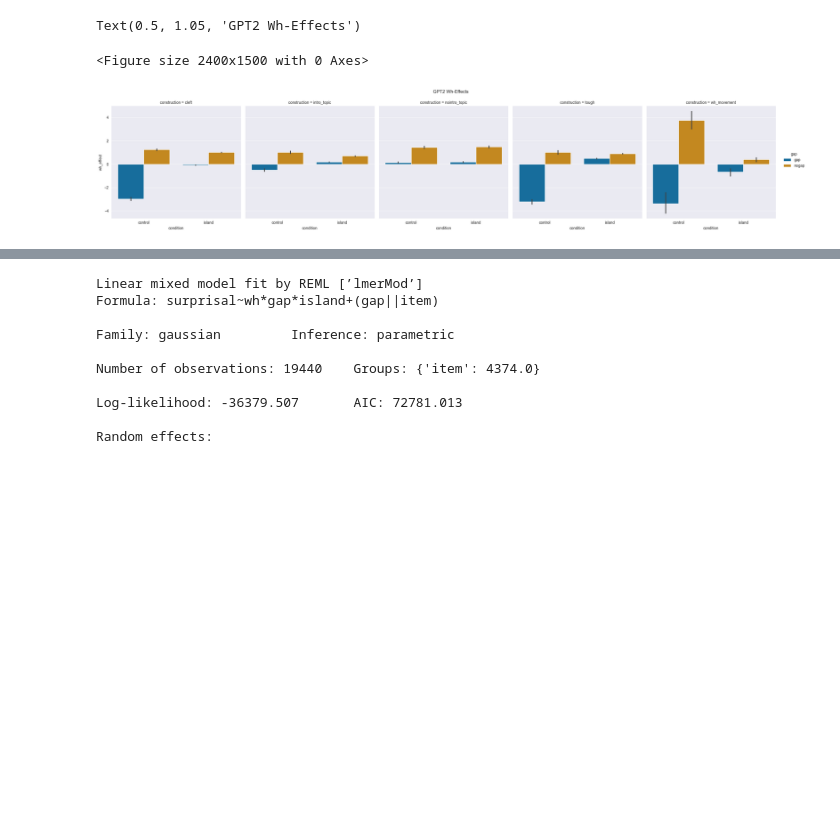
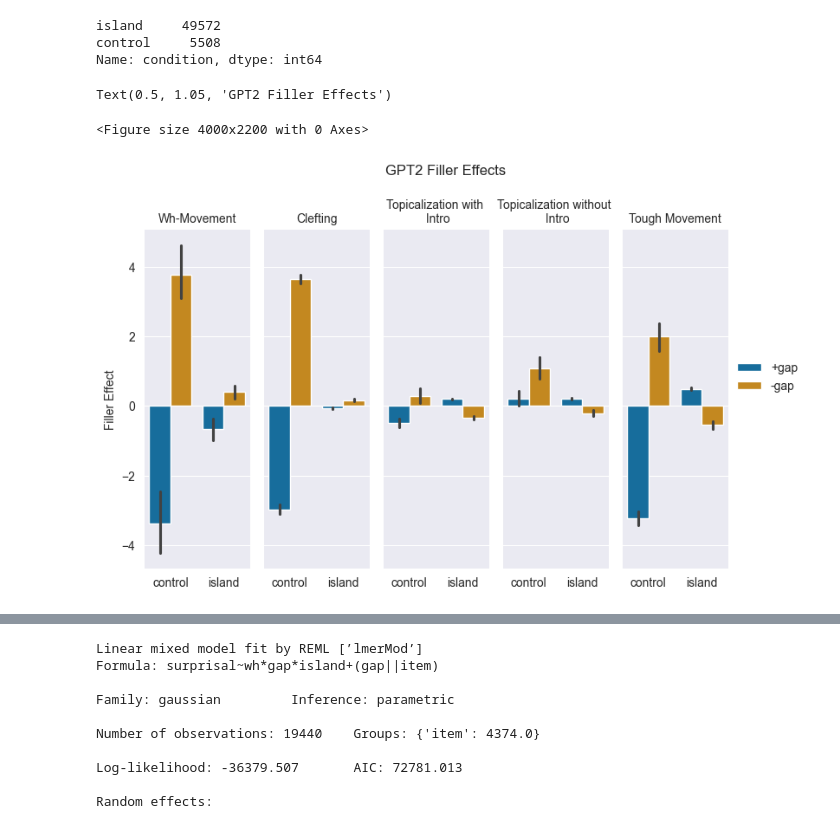
Before and after one commit to umd-psycholing/lm-syntactic-generalization, a Jupyter notebook: simple_cfg_analysis.ipynb, the cells around one changed output, grey strips where cells are left out. Saved outputs shown, nothing was run; the diff lists cells and outputs as text; code cells hidden in the pictures; blank space fills up the shorter version.

Commit message:
Figures for first draft

```diff
--- a/simple_cfg_analysis.ipynb
+++ b/simple_cfg_analysis.ipynb
@@ -17,8 +17,8 @@ all_island_effects = []
 all_island_surprisals = []
 for model in models:
     for construction in constructions:
-        control_filename =  os.path.join("grammar_outputs", "simple_cfgs", model, f"{construction}_grammar_c.json")
-        island_filename =  os.path.join("grammar_outputs", "simple_cfgs", model, f"{construction}_grammar_i.json")
+        control_filename =  os.path.join("grammar_outputs", "experiment1", model, f"{construction}_grammar_c.json")
+        island_filename =  os.path.join("grammar_outputs", "experiment1", model, f"{construction}_grammar_i.json")
         control_tuples = corpus_from_json(control_filename, is_tuples = True)
         island_tuples = corpus_from_json(island_filename, is_tuples = True)
         all_island_effects += island_effects_for_model(model, control_tuples, island_tuples, construction)
@@ -31,20 +31,39 @@ gpt2_cnp_control = corpus_from_json("grammar_outputs/wilcox_replication/island_c
 gpt2_cnp_island = corpus_from_json("grammar_outputs/wilcox_replication/island_cnp_that_gpt2.json", is_tuples = True)
 grnn_cnp_island_effects = island_effects_for_model("grnn", grnn_cnp_control, grnn_cnp_island, "wh_movement")
 gpt2_cnp_island_effects = island_effects_for_model("gpt2", gpt2_cnp_control, gpt2_cnp_island, "wh_movement")
-# surprisals are in other notebook
-island_effects = pd.DataFrame(all_island_effects + grnn_cnp_island_effects + gpt2_cnp_island_effects)
+# wilcox et al analyses are in other notebook
+island_effects = pd.DataFrame(grnn_cnp_island_effects + gpt2_cnp_island_effects + all_island_effects)
 all_island_surprisals = pd.DataFrame(all_island_surprisals)
+# %%
+pd.DataFrame(all_island_effects)['condition'].value_counts()
+# %% [output]
+island     49572
+control     5508
+Name: condition, dtype: int64
+# %%
+construction_map = {
+    "wh_movement": "Wh-Movement",
+    "cleft": "Clefting",
+    "intro_topic": "Topicalization with \n Intro",
+    "nointro_topic": "Topicalization without \n Intro",
+    "tough": "Tough Movement"
+}
+island_effects = pd.DataFrame(island_effects)
+island_effects["construction"] = island_effects['construction'].apply(lambda const: construction_map[const])
 # %%
-island_effects = pd.DataFrame(island_effects)
 gpt2 = island_effects[island_effects['model'] == 'gpt2']
-plt.figure(figsize=(24, 15))
-sns.catplot(x="condition", y="wh_effect", hue="gap", data=gpt2, kind="bar", col = "construction",
-            estimator="mean")
-plt.suptitle("GPT2 Wh-Effects", y = 1.05)
+plt.figure(figsize=(40, 22))
+g = sns.catplot(x="condition", y="wh_effect", hue="gap", data=gpt2, kind="bar", col = "construction",
+            estimator="mean", aspect = 0.3)
+g.set_titles(template='{col_name}')
+g.set_axis_labels("", "Filler Effect")
+g.legend.set_title("")
+plt.suptitle("GPT2 Filler Effects", y = 1.05)
+#plt.savefig("figures/gpt2_expt1.png")
 # %% [output]
-Text(0.5, 1.05, 'GPT2 Wh-Effects')
+Text(0.5, 1.05, 'GPT2 Filler Effects')
-<Figure size 2400x1500 with 0 Axes>
+<Figure size 4000x2200 with 0 Axes>
-[figure, old version]
+[figure, new version]
 # %%
 grnn = island_effects[island_effects['model'] == 'grnn']
 plt.figure(figsize=(24, 15))
```
Also changed, not shown: parts of 7 cells of this notebook, 1 other file.
